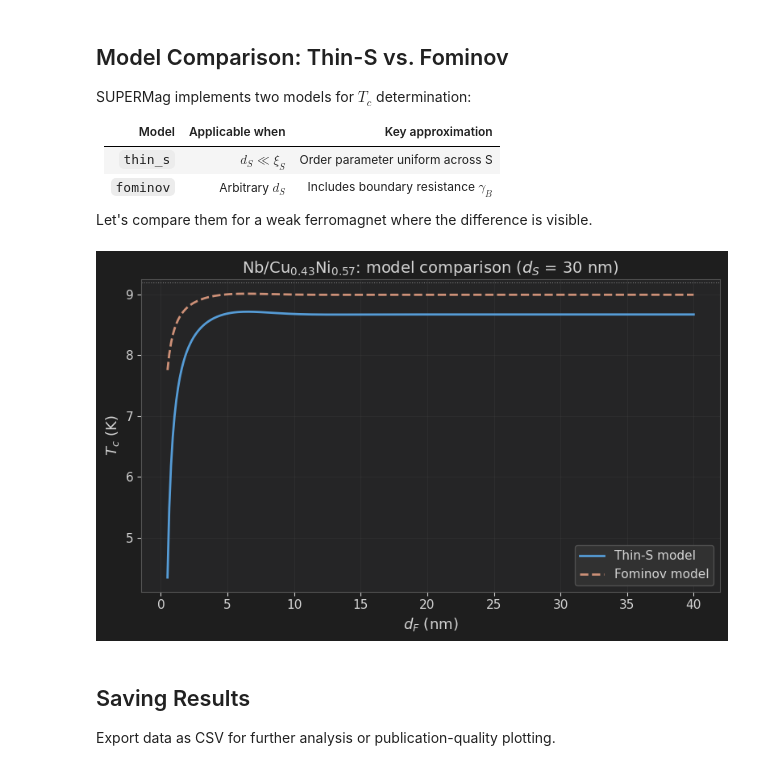
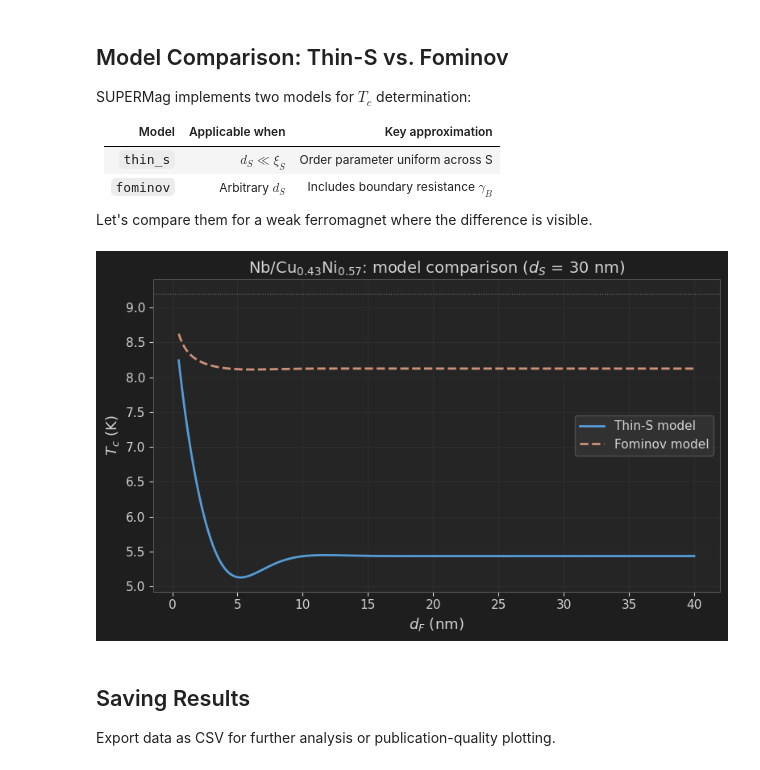
Before and after one commit to seanstarks-hub/SUPERMag-Simulation-Suite, a Jupyter notebook: docs/tutorials/02_parameter_sweep.ipynb, the cells around one changed output. Cells and saved outputs as stored; diff of their text form; code cells hidden in the pictures.

```diff
--- a/docs/tutorials/02_parameter_sweep.ipynb
+++ b/docs/tutorials/02_parameter_sweep.ipynb
@@ -139,33 +139,35 @@ Let's compare them for a weak ferromagnet where the difference is visible.
 # %%
 cuni = supermag.get_material("Cu0.43Ni0.57")
 
 fig, ax = plt.subplots(figsize=(8, 5))
 
+d_S_compare = 20.0  # nm — d_S/ξ_S ≈ 0.53, where Fominov correction matters
+
 for model, ls, label in [("thin_s", "-", "Thin-S model"),
                           ("fominov", "--", "Fominov model")]:
     Tc = supermag.critical_temperature(
         Tc0=nb["Tc"],
-        d_S=d_S_ref,
+        d_S=d_S_compare,
         d_F_array=d_F,
         E_ex=cuni["E_ex"],
         xi_S=nb["xi_S"],
         xi_F=cuni["xi_F"],
-        gamma=gamma_ref,
+        gamma=0.3,
         gamma_B=0.3,
         model=model,
     )
     ax.plot(d_F, Tc, ls=ls, linewidth=2, label=label)
 
 ax.axhline(nb["Tc"], ls=":", color="gray", linewidth=0.8)
 ax.set_xlabel(r"$d_F$ (nm)")
 ax.set_ylabel(r"$T_c$ (K)")
 ax.set_title(r"Nb/Cu$_{0.43}$Ni$_{0.57}$: model comparison ($d_S$ = "
              f"{d_S_ref:.0f} nm)")
 ax.legend()
 fig.tight_layout()
 plt.show()
 # %% [output]
-[figure, old version]
+[figure, new version]
 # %% [markdown]
 ## Saving Results
 
```
Also changed, not shown: parts of 3 cells of this notebook, 3 other files.
